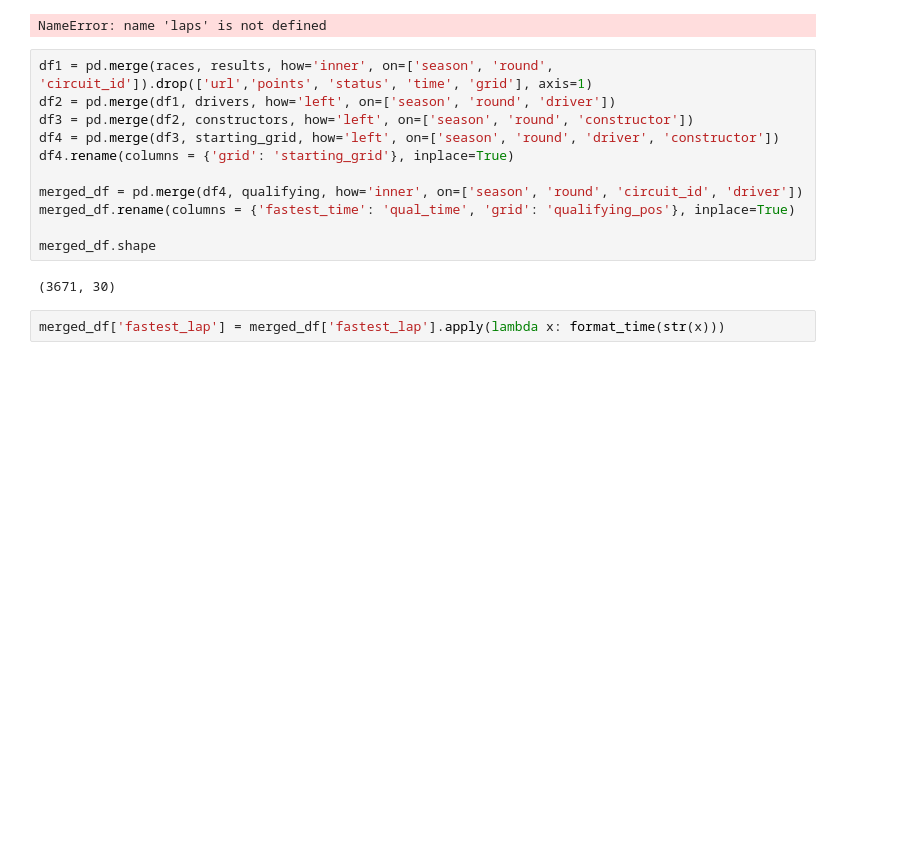
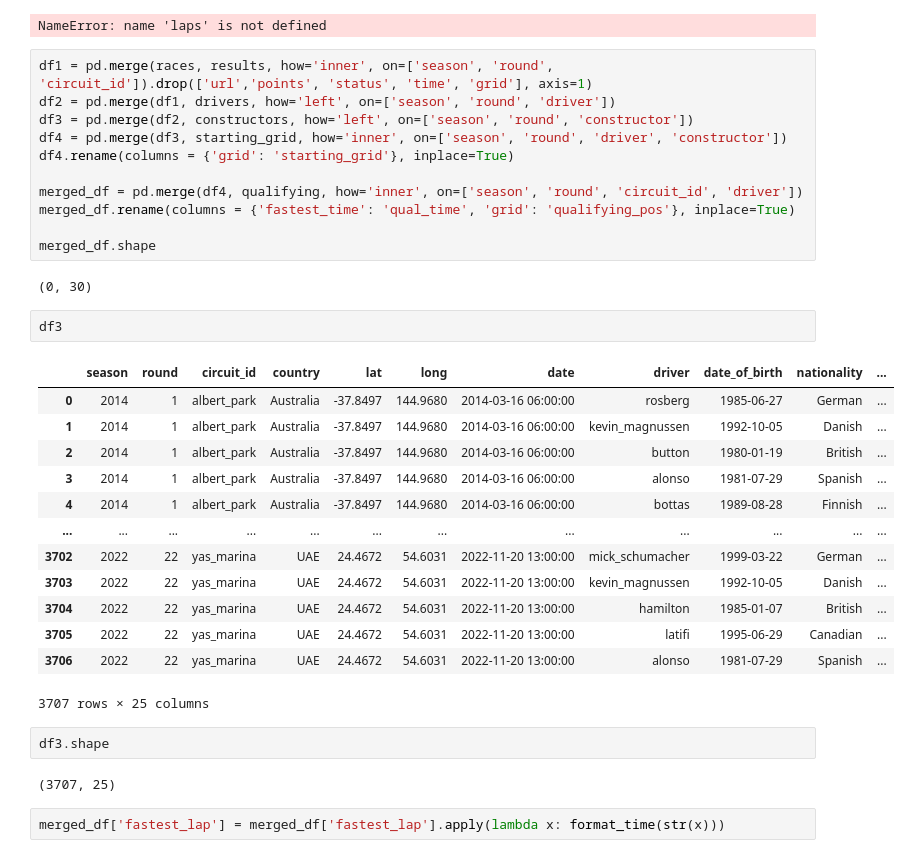
Before and after one commit to ollyjc99/f1-analytics, a Jupyter notebook: data processing/data-merging.ipynb, the cells around one changed output. Drawn from its saved outputs; the diff is of its cells as text; blank space fills up the shorter version.

```diff
--- a/data processing/data-merging.ipynb
+++ b/data processing/data-merging.ipynb
@@ -72,7 +72,7 @@ NameError: name 'laps' is not defined
 df1 = pd.merge(races, results, how='inner', on=['season', 'round', 'circuit_id']).drop(['url','points', 'status', 'time', 'grid'], axis=1)
 df2 = pd.merge(df1, drivers, how='left', on=['season', 'round', 'driver'])
 df3 = pd.merge(df2, constructors, how='left', on=['season', 'round', 'constructor'])
-df4 = pd.merge(df3, starting_grid, how='left', on=['season', 'round', 'driver', 'constructor'])
+df4 = pd.merge(df3, starting_grid, how='inner', on=['season', 'round', 'driver', 'constructor'])
 df4.rename(columns = {'grid': 'starting_grid'}, inplace=True)
 
 merged_df = pd.merge(df4, qualifying, how='inner', on=['season', 'round', 'circuit_id', 'driver'])
@@ -80,7 +80,27 @@ merged_df.rename(columns = {'fastest_time': 'qual_time', 'grid': 'qualifying_pos
 
 merged_df.shape
 # %% [output]
-(3671, 30)
+(0, 30)
+# %%
+df3
+# %% [output]
+|  | season | round | circuit_id | country | lat | long | date | driver | date_of_birth | nationality | ... |
+| 0 | 2014 | 1 | albert_park | Australia | -37.8497 | 144.9680 | 2014-03-16 06:00:00 | rosberg | 1985-06-27 | German | ... |
+| 1 | 2014 | 1 | albert_park | Australia | -37.8497 | 144.9680 | 2014-03-16 06:00:00 | kevin_magnussen | 1992-10-05 | Danish | ... |
+| 2 | 2014 | 1 | albert_park | Australia | -37.8497 | 144.9680 | 2014-03-16 06:00:00 | button | 1980-01-19 | British | ... |
+| 3 | 2014 | 1 | albert_park | Australia | -37.8497 | 144.9680 | 2014-03-16 06:00:00 | alonso | 1981-07-29 | Spanish | ... |
+| 4 | 2014 | 1 | albert_park | Australia | -37.8497 | 144.9680 | 2014-03-16 06:00:00 | bottas | 1989-08-28 | Finnish | ... |
+| ... | ... | ... | ... | ... | ... | ... | ... | ... | ... | ... | ... |
+| 3702 | 2022 | 22 | yas_marina | UAE | 24.4672 | 54.6031 | 2022-11-20 13:00:00 | mick_schumacher | 1999-03-22 | German | ... |
+| 3703 | 2022 | 22 | yas_marina | UAE | 24.4672 | 54.6031 | 2022-11-20 13:00:00 | kevin_magnussen | 1992-10-05 | Danish | ... |
+| 3704 | 2022 | 22 | yas_marina | UAE | 24.4672 | 54.6031 | 2022-11-20 13:00:00 | hamilton | 1985-01-07 | British | ... |
+| 3705 | 2022 | 22 | yas_marina | UAE | 24.4672 | 54.6031 | 2022-11-20 13:00:00 | latifi | 1995-06-29 | Canadian | ... |
+| 3706 | 2022 | 22 | yas_marina | UAE | 24.4672 | 54.6031 | 2022-11-20 13:00:00 | alonso | 1981-07-29 | Spanish | ... |
+3707 rows × 25 columns
+# %%
+df3.shape
+# %% [output]
+(3707, 25)
 # %%
 merged_df['fastest_lap'] = merged_df['fastest_lap'].apply(lambda x: format_time(str(x)))
 # %%
```
Also changed, not shown: parts of 1 cell of this notebook, 1 other file.
